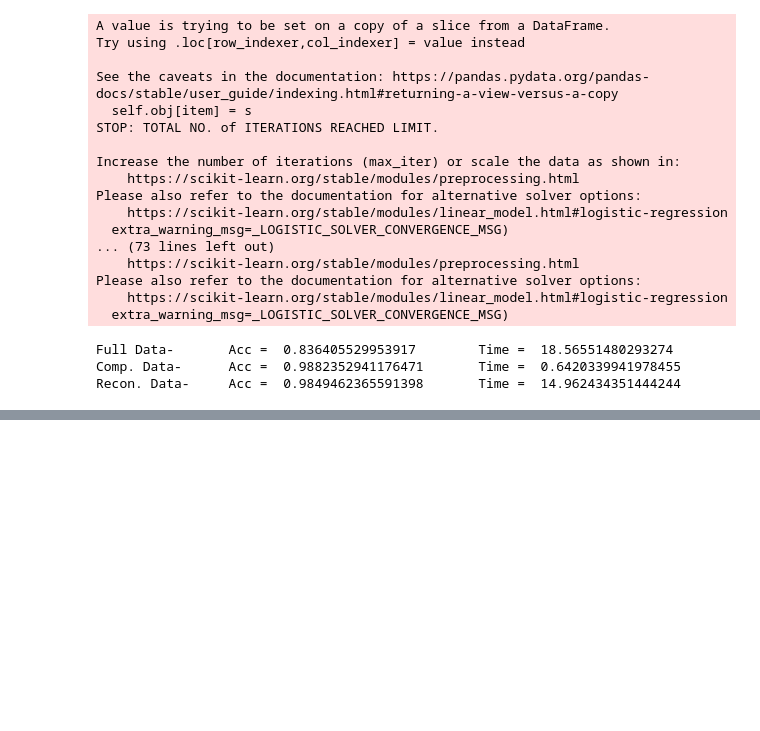
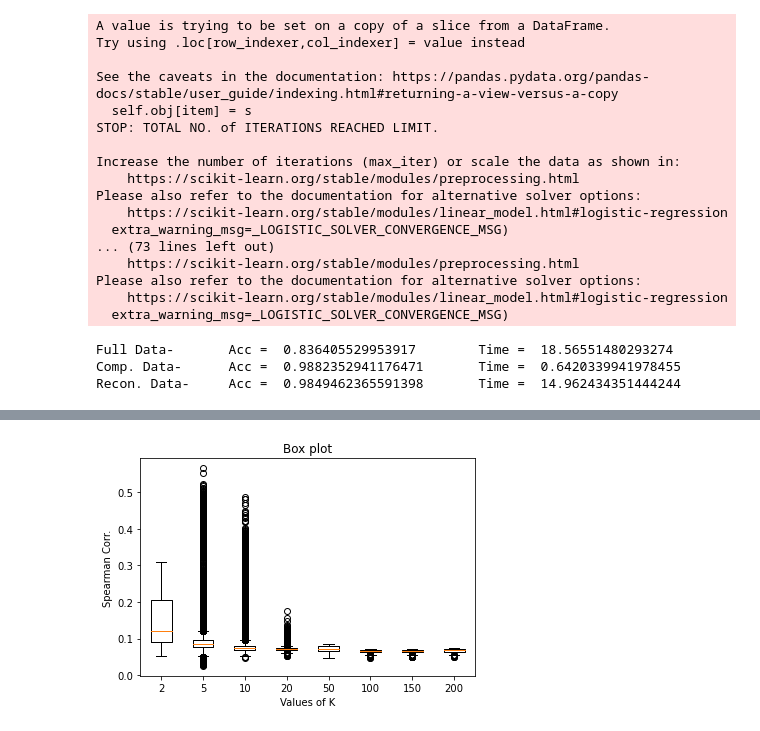
Before and after one commit to RushiBhatt007/Gene-compression-and-Cancer-type-classification, a Jupyter notebook: VAE_LR.ipynb, the cells around one changed output, grey strips where cells are left out. Drawn from its saved outputs; the diff is of its cells as text; code cells hidden in the pictures; blank space fills up the shorter version.

```diff
--- a/VAE_LR.ipynb
+++ b/VAE_LR.ipynb
@@ -573,0 +791,8 @@ Recon. Data-     Acc =  0.9849462365591398       Time =  14.962434351444244
+# %%
+plt.title('Box plot')
+plt.xlabel('Values of K')
+plt.ylabel('Spearman Corr.')
+plt.boxplot(list_spearman.transpose(), labels=list_k)
+plt.show()
+# %% [output]
+[figure, added]
```
Also changed, not shown: parts of 6 cells of this notebook.
